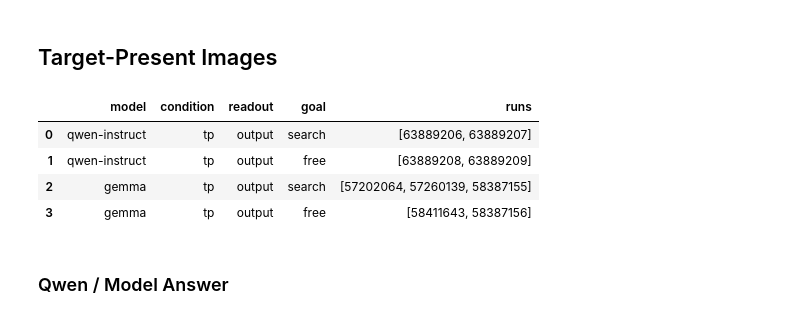
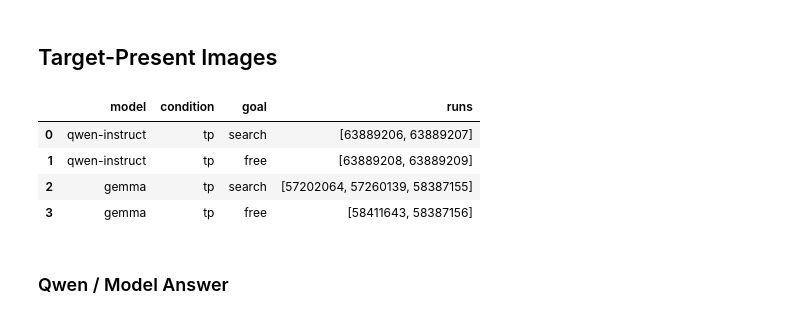
Before and after one commit to HanZhang-psych/VLM-goal-directed-attention, a Jupyter notebook: analysis/notebooks/01_output_crossover.ipynb, the cells around one changed output. Saved outputs shown, nothing was run; the diff lists cells and outputs as text; code cells hidden in the pictures.

```diff
--- a/analysis/notebooks/01_output_crossover.ipynb
+++ b/analysis/notebooks/01_output_crossover.ipynb
@@ -32,28 +30,19 @@ data dir: /Users/hanzh/Documents/Github/VLM-gaze/analysis/data
 # %%
 # Locate the target-present run IDs used for each model and task.
 tp_runs = []
 
 for model in MODELS:
-    for readout in ["output"]:
-        for goal in ["search", "free"]:
-            runs = U.get_run_ids(model, condition="tp", readout=readout, goal=goal)
-            tp_runs.append(
-                {
-                    "model": model,
-                    "condition": "tp",
-                    "readout": readout,
-                    "goal": goal,
-                    "runs": runs,
-                }
-            )
+    for goal in ["search", "free"]:
+        runs = U.get_run_ids(model, condition="tp", goal=goal)
+        tp_runs.append({"model": model, "condition": "tp", "goal": goal, "runs": runs})
 
 pd.DataFrame(tp_runs)
 # %% [output]
-|  | model | condition | readout | goal | runs |
-| 0 | qwen-instruct | tp | output | search | [63889206, 63889207] |
-| 1 | qwen-instruct | tp | output | free | [63889208, 63889209] |
-| 2 | gemma | tp | output | search | [57202064, 57260139, 58387155] |
-| 3 | gemma | tp | output | free | [58411643, 58387156] |
+|  | model | condition | goal | runs |
+| 0 | qwen-instruct | tp | search | [63889206, 63889207] |
+| 1 | qwen-instruct | tp | free | [63889208, 63889209] |
+| 2 | gemma | tp | search | [57202064, 57260139, 58387155] |
+| 3 | gemma | tp | free | [58411643, 58387156] |
 # %% [markdown]
 ### Qwen / Model Answer
 # %%
```
Also changed, not shown: parts of 18 cells of this notebook, 11 other files.
